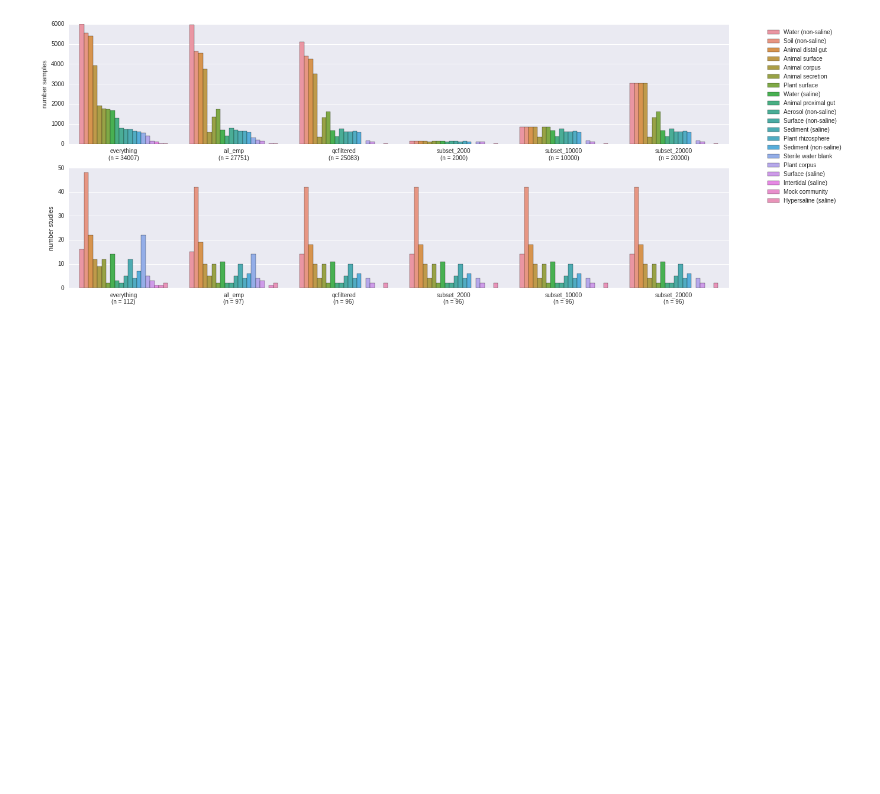
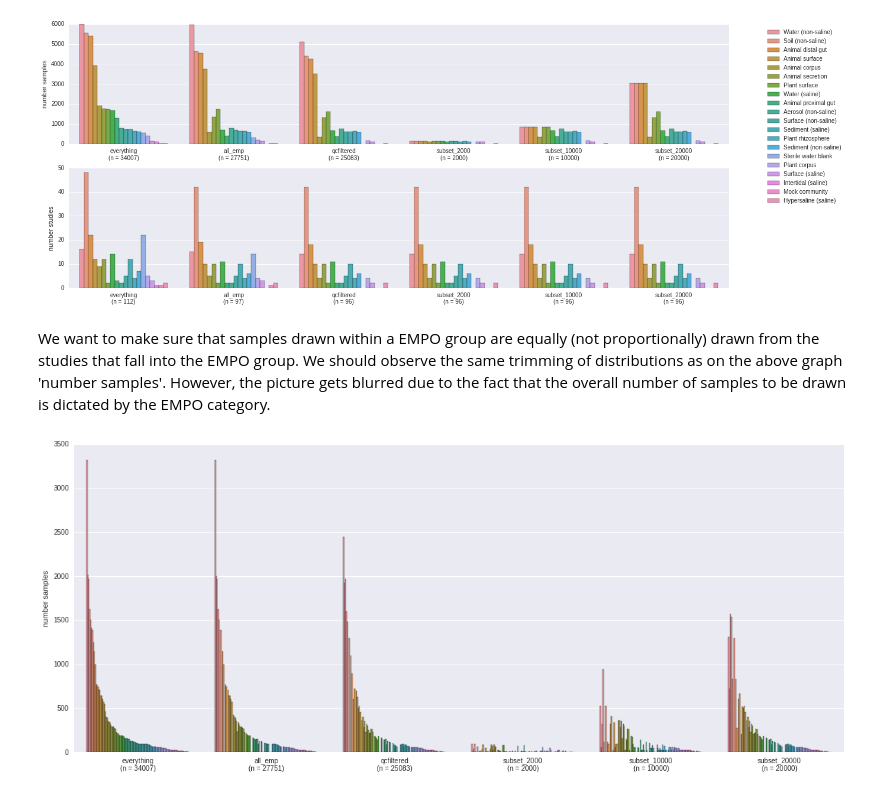
Before and after one commit to biocore/emp, a Jupyter notebook: ipynb/subsampleEMP.ipynb, the cells around one changed output. Saved outputs shown, nothing was run; the diff lists cells and outputs as text; code cells hidden in the pictures; blank space fills up the shorter version.

Commit message:
Diagnostics for equal use of studies within EMPO
I added a graph that can be used to check that samples are drawn equally (not proportionally) from the studies that are in an EMPO category. In fact, it is hard to see, because of the overlaying effect of sample sizes for EMPO categories.

```diff
--- a/ipynb/subsampleEMP.ipynb
+++ b/ipynb/subsampleEMP.ipynb
@@ -128,6 +128,7 @@ Result is stored in '/media/Daten/KnightLab/EMP/modMapping.txt'
 Collect data for diagnostics
 # %%
 singles = []
+study_singles = []
 sets = {'everything': metadata,
         'all_emp': emp_metadata,
         'qcfiltered': filtered_metadata}
@@ -146,7 +147,15 @@ for setName in sets.keys():
                   'set': setName})
     singles.append(pd.DataFrame(x))
 
+    study_x = []
+    for n,g in metadata.groupby(['study_id']):
+        study_x.append({'samples': sets[setName][sets[setName]['study_id'] == n].shape[0],
+                        'study': n,
+                        'set': setName})
+    study_singles.append(pd.DataFrame(study_x))
+
 data = pd.concat(singles)
+study_data = pd.concat(study_singles)
 # %% [markdown]
 ## visualize data
 Two quick sanity checks:
@@ -184,3 +193,23 @@ l = ax[1].set_xlabel("")
 l = ax[1].set_xticklabels([ s + "\n(n = " + str(len(sets[s].groupby('study_id'))) + ")" for s in ordering ])
 # %% [output]
 [figure]
+# %% [markdown]
+We want to make sure that samples drawn within a EMPO group are equally (not proportionally) drawn from the studies that fall into the EMPO group. We should observe the same trimming of distributions as on the above graph 'number samples'. However, the picture gets blurred due to the fact that the overall number of samples to be drawn is dictated by the EMPO category.
+# %%
+fig, ax = plt.subplots(1, 1, figsize=(20, 8))
+
+sn.barplot(x="set",
+           y="samples",
+           hue="study",
+           data=study_data,
+           order=ordering,
+           ax = ax,
+           hue_order=list(study_data[study_data.set == 'everything'].sort_values('samples', ascending=False).study),
+          )
+l = ax.legend(bbox_to_anchor=(1.05, 1), loc=2)
+l.remove()
+l = ax.set_ylabel("number samples")
+l = ax.set_xlabel("")
+l = ax.set_xticklabels([ s + "\n(n = " + str(sets[s].shape[0]) + ")" for s in ordering ])
+# %% [output]
+[figure, added]
```
